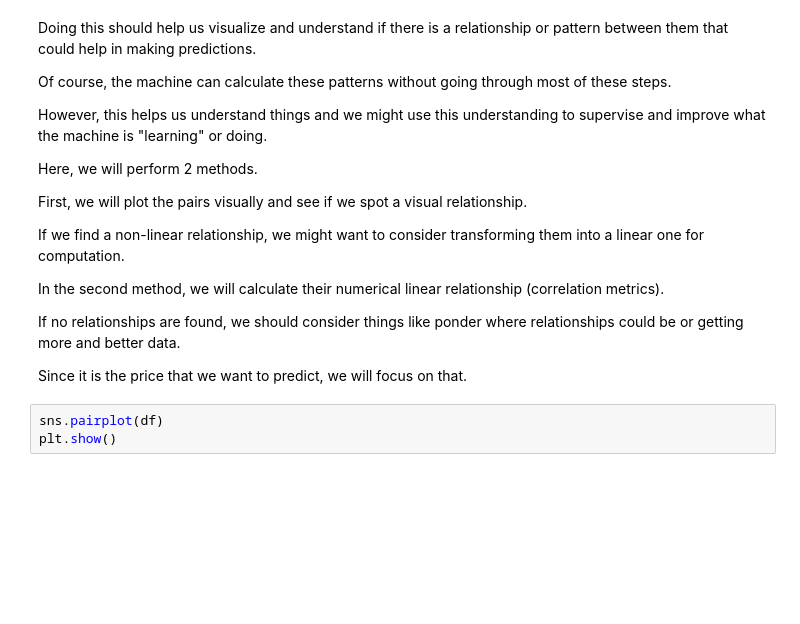
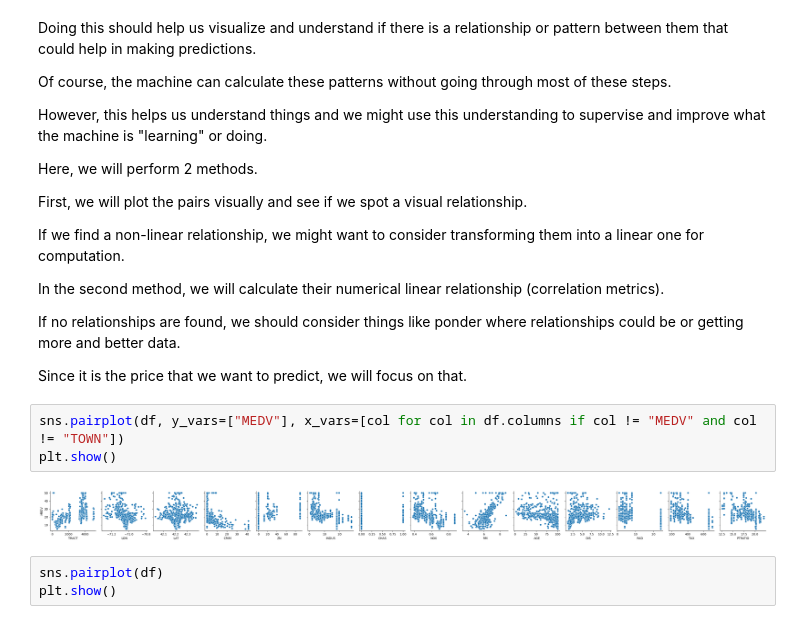
Before and after one commit to Salciano/Python, a Jupyter notebook: PredictingHouseMarket(WIP).ipynb, the cells around one changed output. Cells and saved outputs as stored; diff of their text form; blank space fills up the shorter version.

```diff
--- a/PredictingHouseMarket(WIP).ipynb
+++ b/PredictingHouseMarket(WIP).ipynb
@@ -401,6 +403,11 @@ In the second method, we will calculate their numerical linear relationship (cor
 If no relationships are found, we should consider things like ponder where relationships could be or getting more and better data.
 
 Since it is the price that we want to predict, we will focus on that.
+# %%
+sns.pairplot(df, y_vars=["MEDV"], x_vars=[col for col in df.columns if col != "MEDV" and col != "TOWN"])
+plt.show()
+# %% [output]
+[figure, added]
 # %%
 sns.pairplot(df)
 plt.show()
```
Also changed, not shown: parts of 3 cells of this notebook.
